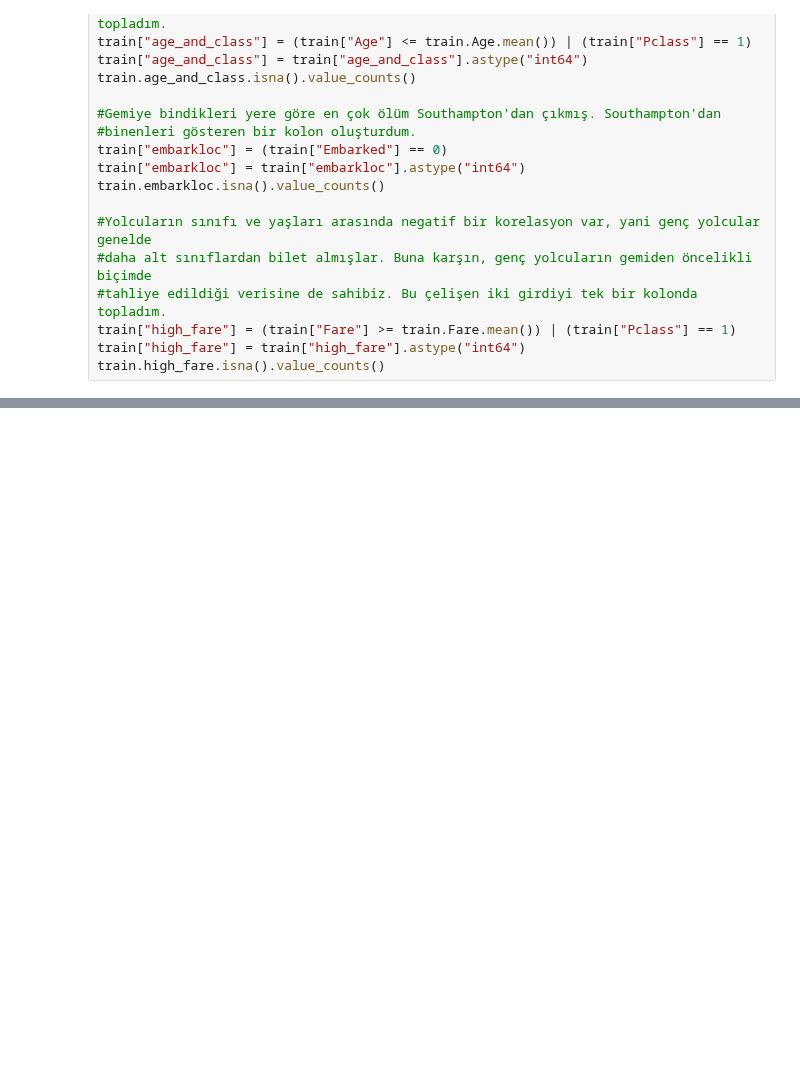
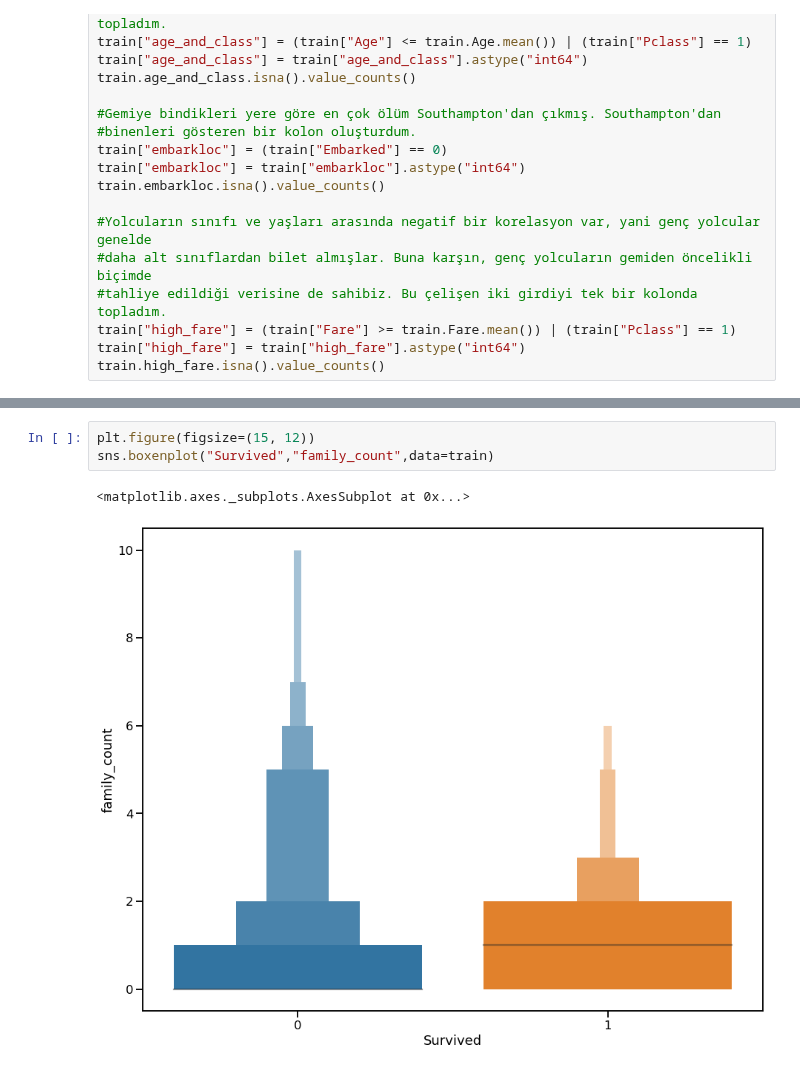
Before and after one commit to onatto11/titanic, a Jupyter notebook: Titanic EDA.ipynb, the cells around one changed output, grey strips where cells are left out. Saved outputs shown, nothing was run; the diff lists cells and outputs as text; blank space fills up the shorter version.

```diff
--- a/Titanic EDA.ipynb
+++ b/Titanic EDA.ipynb
@@ -134,0 +147,6 @@ train.high_fare.isna().value_counts()
+# %%
+plt.figure(figsize=(15, 12))
+sns.boxenplot("Survived","family_count",data=train)
+# %% [output]
+<matplotlib.axes._subplots.AxesSubplot at 0x...>
+[figure, added]
```
Also changed, not shown: parts of 11 cells of this notebook.
